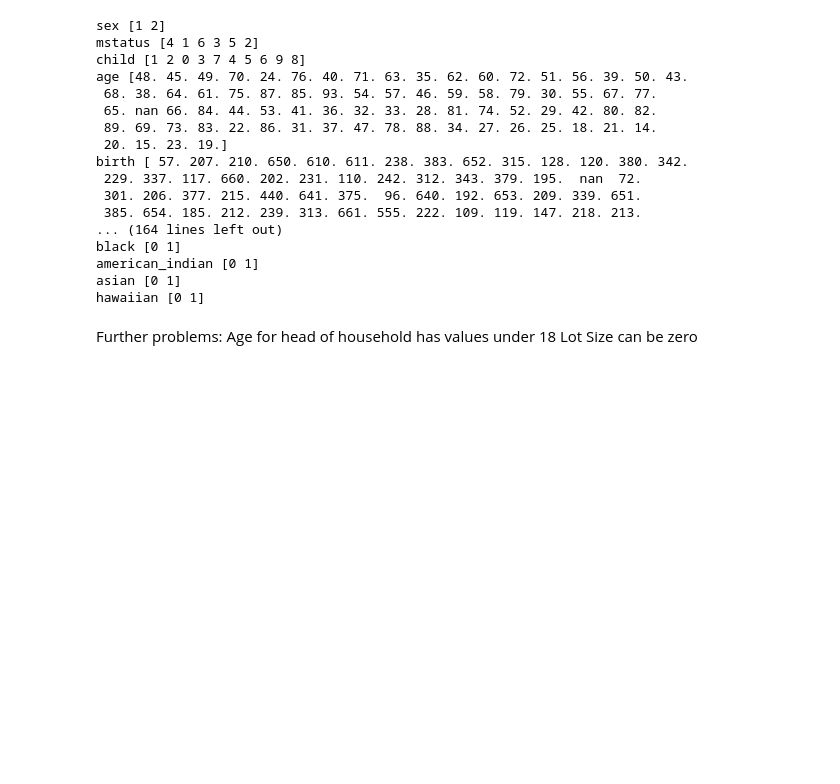
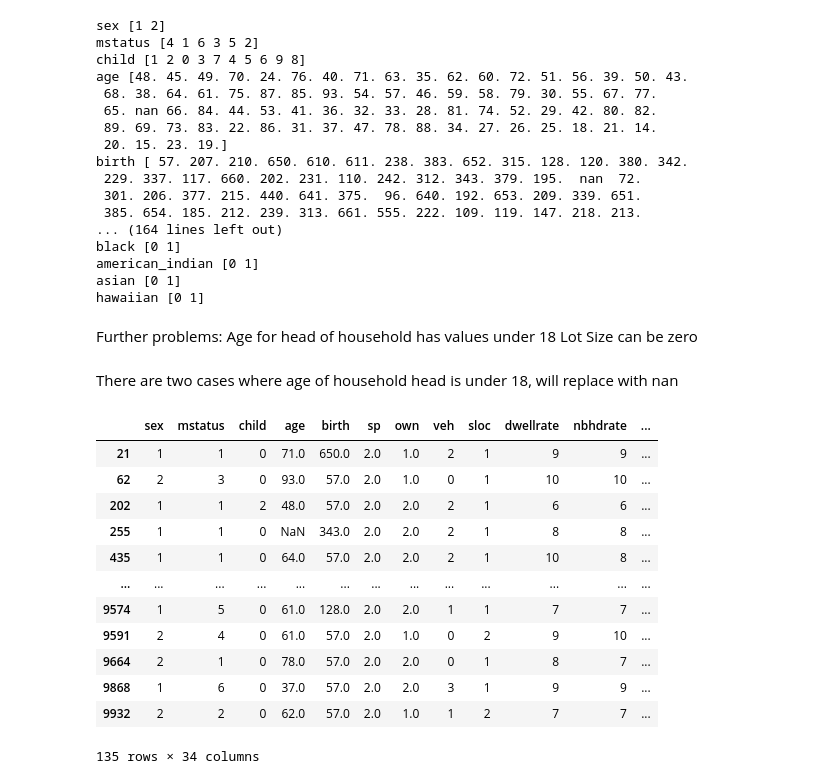
Before and after one commit to ThapaRahul/Superficial-Intelligence, a Jupyter notebook: Exploration.ipynb, the cells around one changed output. Cells and saved outputs as stored; diff of their text form; code cells hidden in the pictures; blank space fills up the shorter version.

```diff
--- a/Exploration.ipynb
+++ b/Exploration.ipynb
@@ -245,3 +247,23 @@ hawaiian [0 1]
 Further problems:
 Age for head of household has values under 18
 Lot Size can be zero
+# %% [markdown]
+There are two cases where age of household head is under 18, will replace with nan
+# %%
+df['age'] = df.age.apply(lambda i: np.nan if i < 18 else i)
+# %%
+df[(df.lotsize == 0) & (df.condo ==2)]
+# %% [output]
+|  | sex | mstatus | child | age | birth | sp | own | veh | sloc | dwellrate | nbhdrate | ... |
+| 21 | 1 | 1 | 0 | 71.0 | 650.0 | 2.0 | 1.0 | 2 | 1 | 9 | 9 | ... |
+| 62 | 2 | 3 | 0 | 93.0 | 57.0 | 2.0 | 1.0 | 0 | 1 | 10 | 10 | ... |
+| 202 | 1 | 1 | 2 | 48.0 | 57.0 | 2.0 | 2.0 | 2 | 1 | 6 | 6 | ... |
+| 255 | 1 | 1 | 0 | NaN | 343.0 | 2.0 | 2.0 | 2 | 1 | 8 | 8 | ... |
+| 435 | 1 | 1 | 0 | 64.0 | 57.0 | 2.0 | 2.0 | 2 | 1 | 10 | 8 | ... |
+| ... | ... | ... | ... | ... | ... | ... | ... | ... | ... | ... | ... | ... |
+| 9574 | 1 | 5 | 0 | 61.0 | 128.0 | 2.0 | 2.0 | 1 | 1 | 7 | 7 | ... |
+| 9591 | 2 | 4 | 0 | 61.0 | 57.0 | 2.0 | 1.0 | 0 | 2 | 9 | 10 | ... |
+| 9664 | 2 | 1 | 0 | 78.0 | 57.0 | 2.0 | 2.0 | 0 | 1 | 8 | 7 | ... |
+| 9868 | 1 | 6 | 0 | 37.0 | 57.0 | 2.0 | 2.0 | 3 | 1 | 9 | 9 | ... |
+| 9932 | 2 | 2 | 0 | 62.0 | 57.0 | 2.0 | 1.0 | 1 | 2 | 7 | 7 | ... |
+135 rows × 34 columns
```
Also changed, not shown: parts of 3 cells of this notebook.
